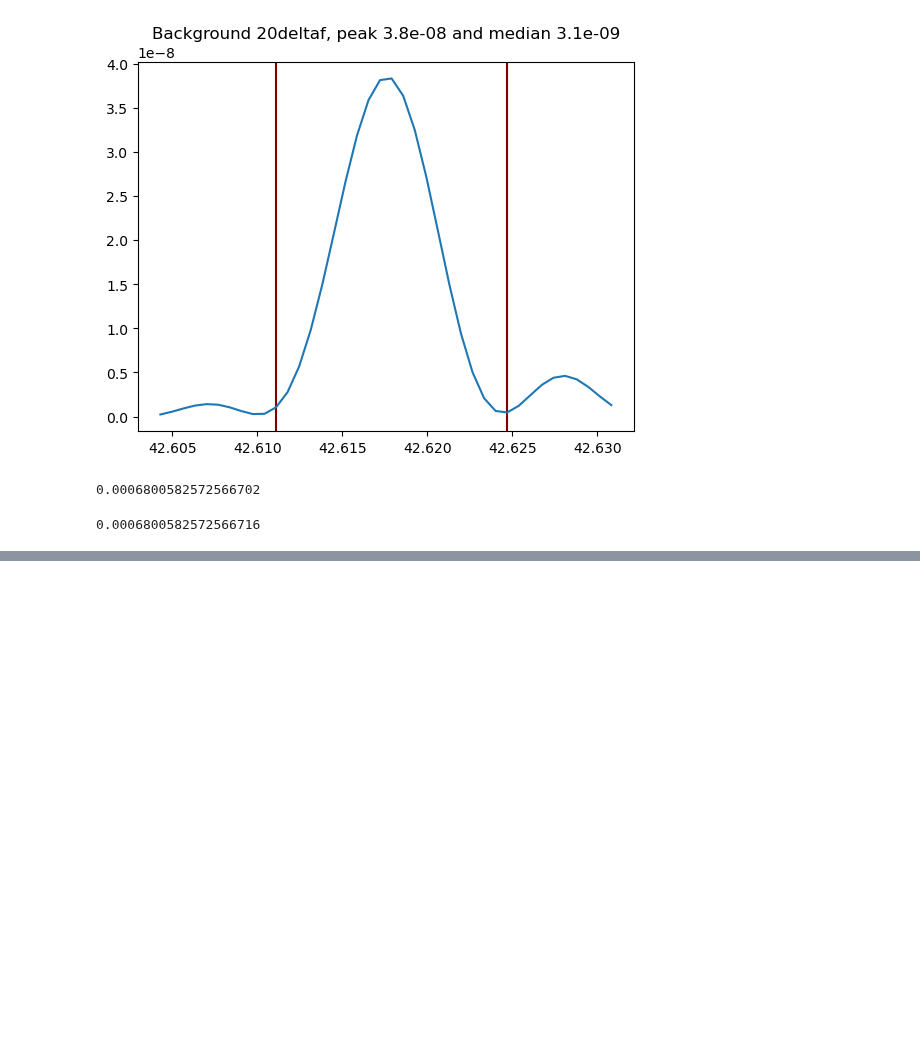
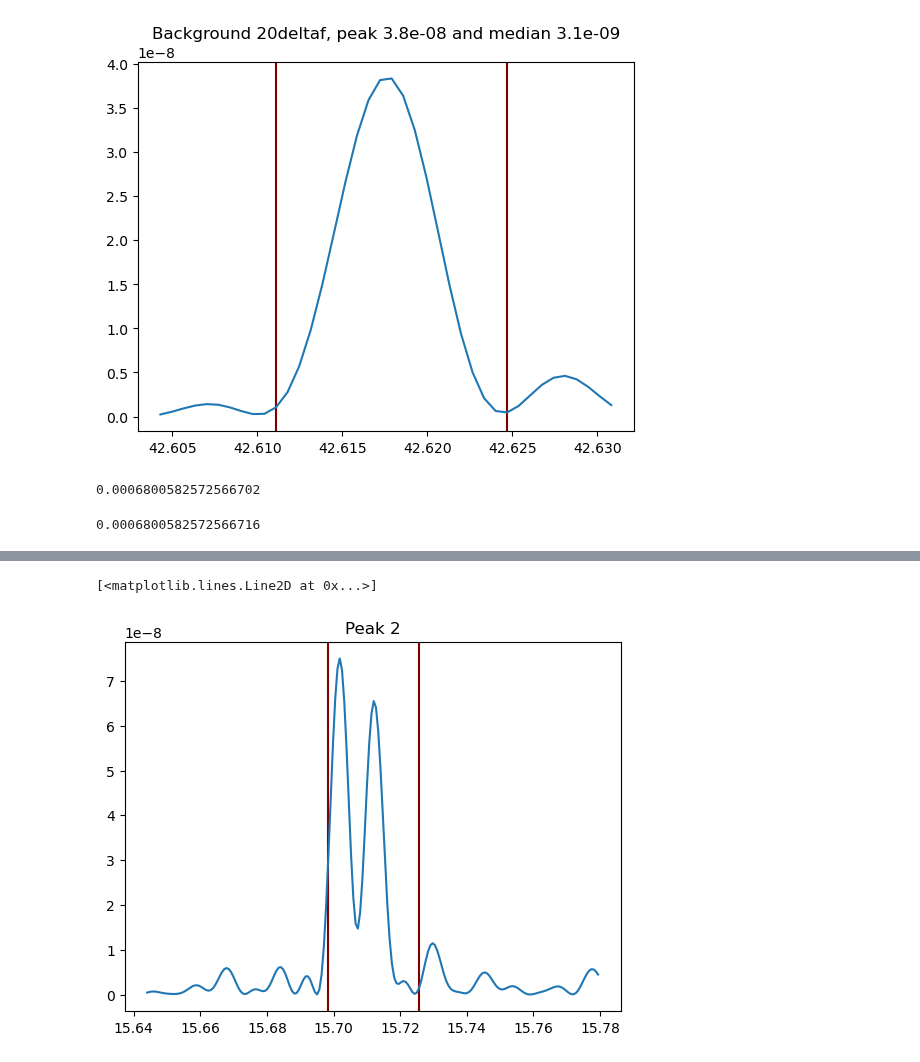
Before and after one commit to Hoggnation/cataloging_coherent_oscillators, a Jupyter notebook: threshold_function.ipynb, the cells around one changed output, grey strips where cells are left out. Saved outputs shown, nothing was run; the diff lists cells and outputs as text; code cells hidden in the pictures; blank space fills up the shorter version.

```diff
--- a/threshold_function.ipynb
+++ b/threshold_function.ipynb
@@ -193,0 +208,8 @@ freq_values[100]-freq_values[99]
+# %%
+plt.title("Peak 2")
+plt.axvline(x = freq_values[23103-20], color = 'maroon')
+plt.axvline(x = freq_values[23103+20], color = 'maroon')
+plt.plot(freq_values[23103-100:23103+100], power_values[23103-100:23103+100])
+# %% [output]
+[<matplotlib.lines.Line2D at 0x...>]
+[figure, added]
```
Also changed, not shown: parts of 11 cells of this notebook, 1 other file.
